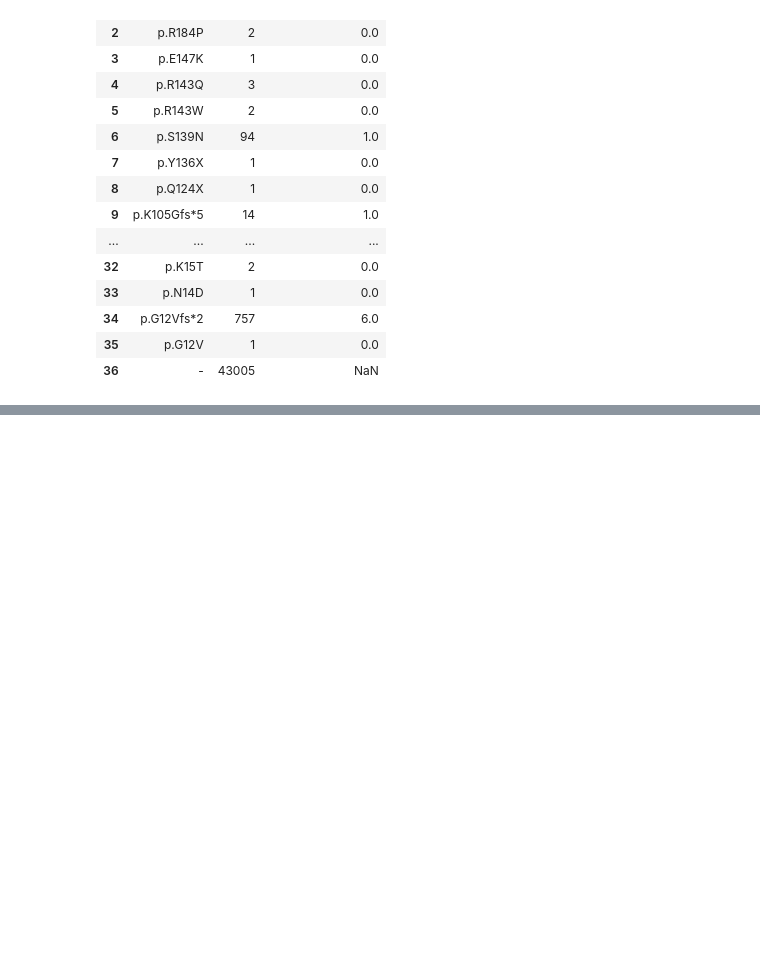
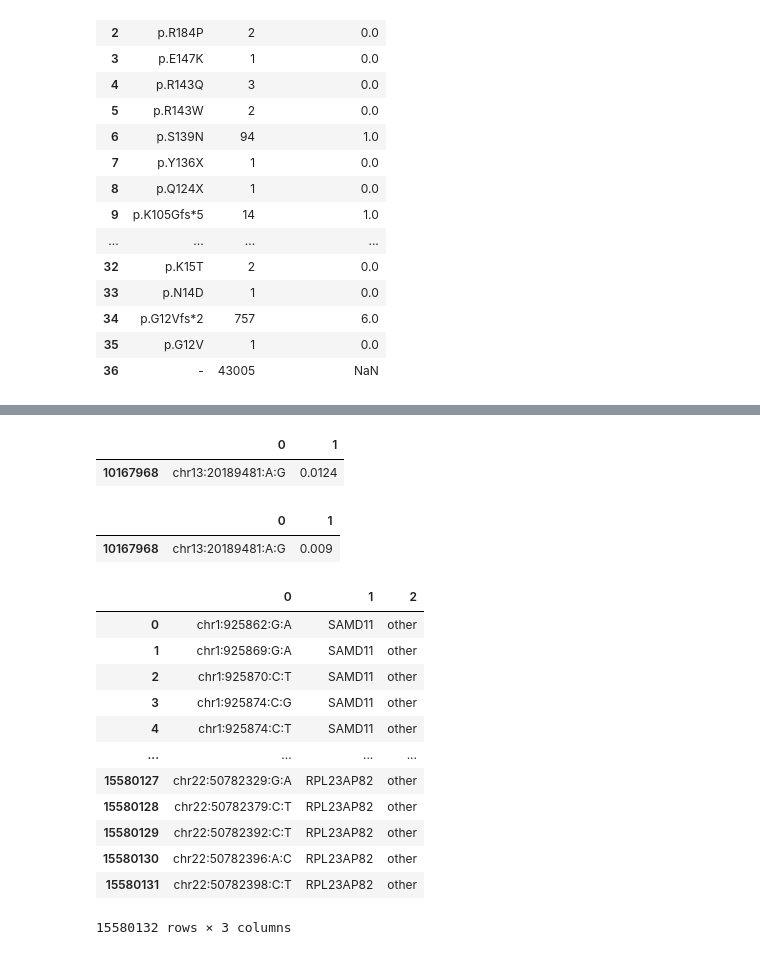
Before and after one commit to statgenetics/UKBB_GWAS_dev, a Jupyter notebook: workflow/rarevarianttable.ipynb, the cells around one changed output, grey strips where cells are left out. Saved outputs shown, nothing was run; the diff lists cells and outputs as text; code cells hidden in the pictures; blank space fills up the shorter version.

```diff
--- a/workflow/rarevarianttable.ipynb
+++ b/workflow/rarevarianttable.ipynb
@@ -6161,0 +6184,11 @@ matrix2.to_csv("~/UKBiobank/results/REGENIE_results/results_burden_exome/012822_
+# %%
+aff[aff[0]=="chr13:20189481:A:G"]
+# %% [output]
+|  | 0 | 1 |
+| 10167968 | chr13:20189481:A:G | 0.0124 |
+# %%
+aff.loc[aff[0]=="chr13:20189481:A:G",1]=0.009
+aff[aff[0]=="chr13:20189481:A:G"]
+# %% [output]
+|  | 0 | 1 |
+| 10167968 | chr13:20189481:A:G | 0.009 |
@@ -6161,0 +6197,18 @@ matrix2.to_csv("~/UKBiobank/results/REGENIE_results/results_burden_exome/012822_
+# %%
+file = "/mnt/mfs/statgen/UKBiobank/results/REGENIE_results/results_burden_exome/102121_burden_files/ukb23155_chr1_chr22_091321.hg38.hg38_multianno.renamedcols.csv.anno_file"
+anno = pd.read_csv(file,sep=" ",header=None)
+anno
+# %% [output]
+|  | 0 | 1 | 2 |
+| 0 | chr1:925862:G:A | SAMD11 | other |
+| 1 | chr1:925869:G:A | SAMD11 | other |
+| 2 | chr1:925870:C:T | SAMD11 | other |
+| 3 | chr1:925874:C:G | SAMD11 | other |
+| 4 | chr1:925874:C:T | SAMD11 | other |
+| ... | ... | ... | ... |
+| 15580127 | chr22:50782329:G:A | RPL23AP82 | other |
+| 15580128 | chr22:50782379:C:T | RPL23AP82 | other |
+| 15580129 | chr22:50782392:C:T | RPL23AP82 | other |
+| 15580130 | chr22:50782396:A:C | RPL23AP82 | other |
+| 15580131 | chr22:50782398:C:T | RPL23AP82 | other |
+15580132 rows × 3 columns
```
Also changed, not shown: parts of 10 cells of this notebook.
